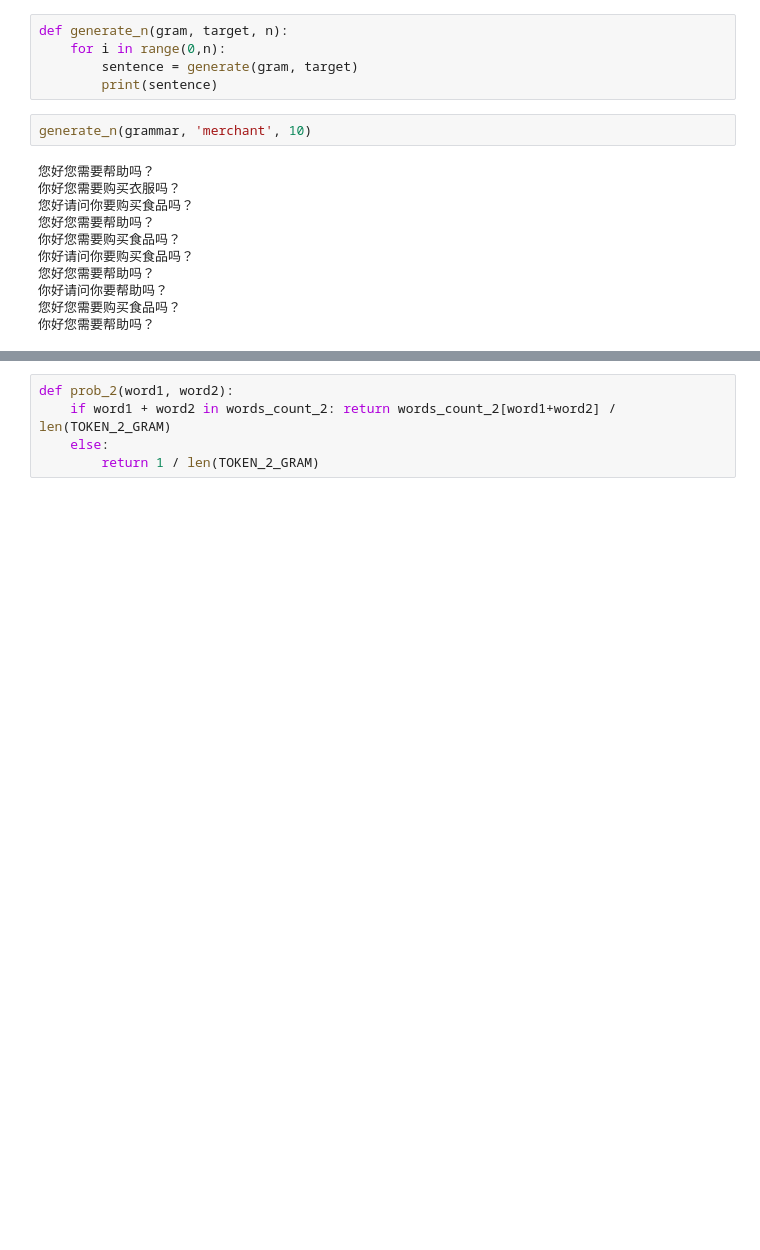
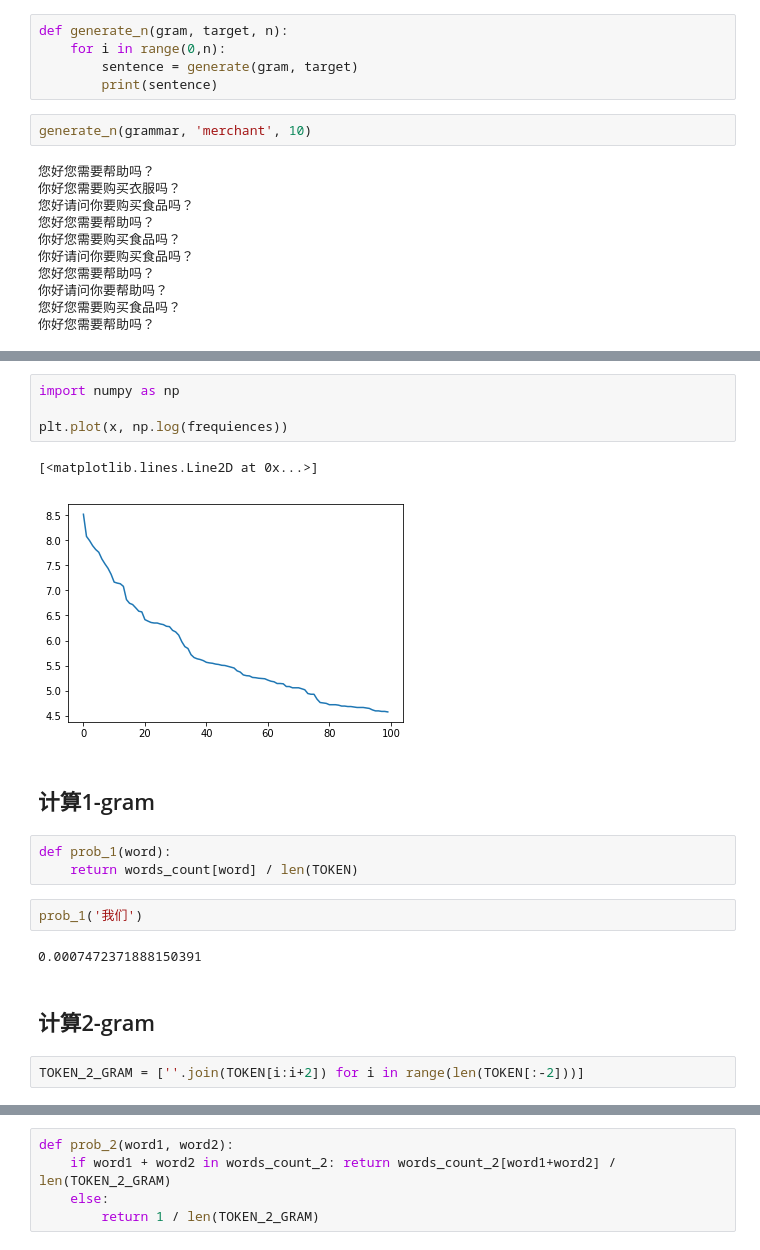
Before and after one commit to hengz/nlp_course, a Jupyter notebook: lesson01/Assignment-01-编程实践.ipynb, the cells around one changed output, grey strips where cells are left out. Cells and saved outputs as stored; diff of their text form; blank space fills up the shorter version.

```diff
--- a/lesson01/Assignment-01-编程实践.ipynb
+++ b/lesson01/Assignment-01-编程实践.ipynb
@@ -86,0 +180,20 @@ with open('train.txt') as raw_text:
+# %%
+import numpy as np
+
+plt.plot(x, np.log(frequiences))
+# %% [output]
+[<matplotlib.lines.Line2D at 0x...>]
+[figure, added]
+# %% [markdown]
+## 计算1-gram
+# %%
+def prob_1(word):
+    return words_count[word] / len(TOKEN)
+# %%
+prob_1('我们')
+# %% [output]
+0.0007472371888150391
+# %% [markdown]
+## 计算2-gram
+# %%
+TOKEN_2_GRAM = [''.join(TOKEN[i:i+2]) for i in range(len(TOKEN[:-2]))]
```
Also changed, not shown: parts of 28 cells of this notebook.
